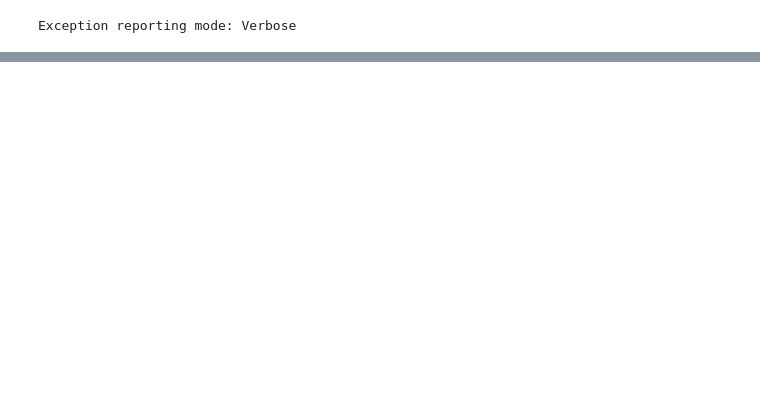
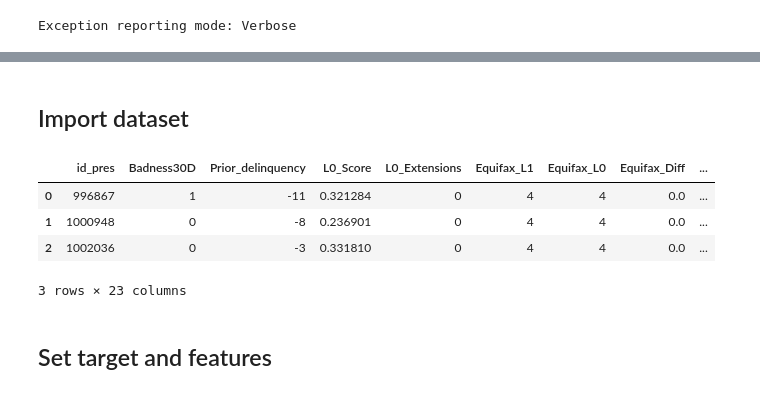
Before and after one commit to bielrv/Default-Probability-XGBoost-Lime, a Jupyter notebook: xgboost.ipynb, the cells around one changed output, grey strips where cells are left out. Saved outputs shown, nothing was run; the diff lists cells and outputs as text; code cells hidden in the pictures; blank space fills up the shorter version.

```diff
--- a/xgboost.ipynb
+++ b/xgboost.ipynb
@@ -22,0 +25,14 @@ ModuleNotFoundError: No module named 'lime'
+# %% [markdown]
+## Import dataset
+# %%
+filename='./data/20180319_L1 Simple  Dataset_v2.csv'
+df=pd.read_csv(train_filename,header=0,delimiter=";",decimal="," ,low_memory=False)
+df.head(3)
+# %% [output]
+|  | id_pres | Badness30D | Prior_delinquency | L0_Score | L0_Extensions | Equifax_L1 | Equifax_L0 | Equifax_Diff | ... |
+| 0 | 996867 | 1 | -11 | 0.321284 | 0 | 4 | 4 | 0.0 | ... |
+| 1 | 1000948 | 0 | -8 | 0.236901 | 0 | 4 | 4 | 0.0 | ... |
+| 2 | 1002036 | 0 | -3 | 0.331810 | 0 | 4 | 4 | 0.0 | ... |
+3 rows × 23 columns
+# %% [markdown]
+## Set target and features
```
Also changed, not shown: parts of 30 cells of this notebook.
